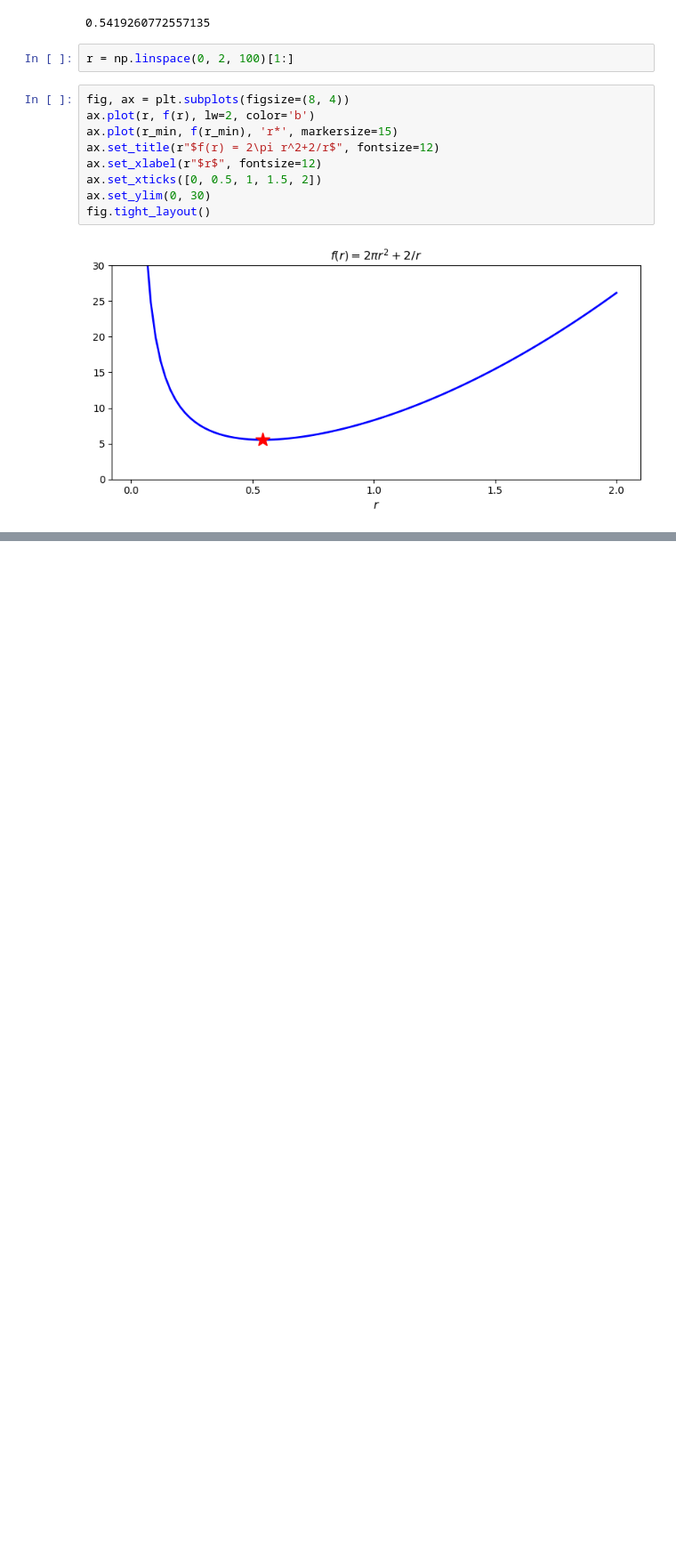
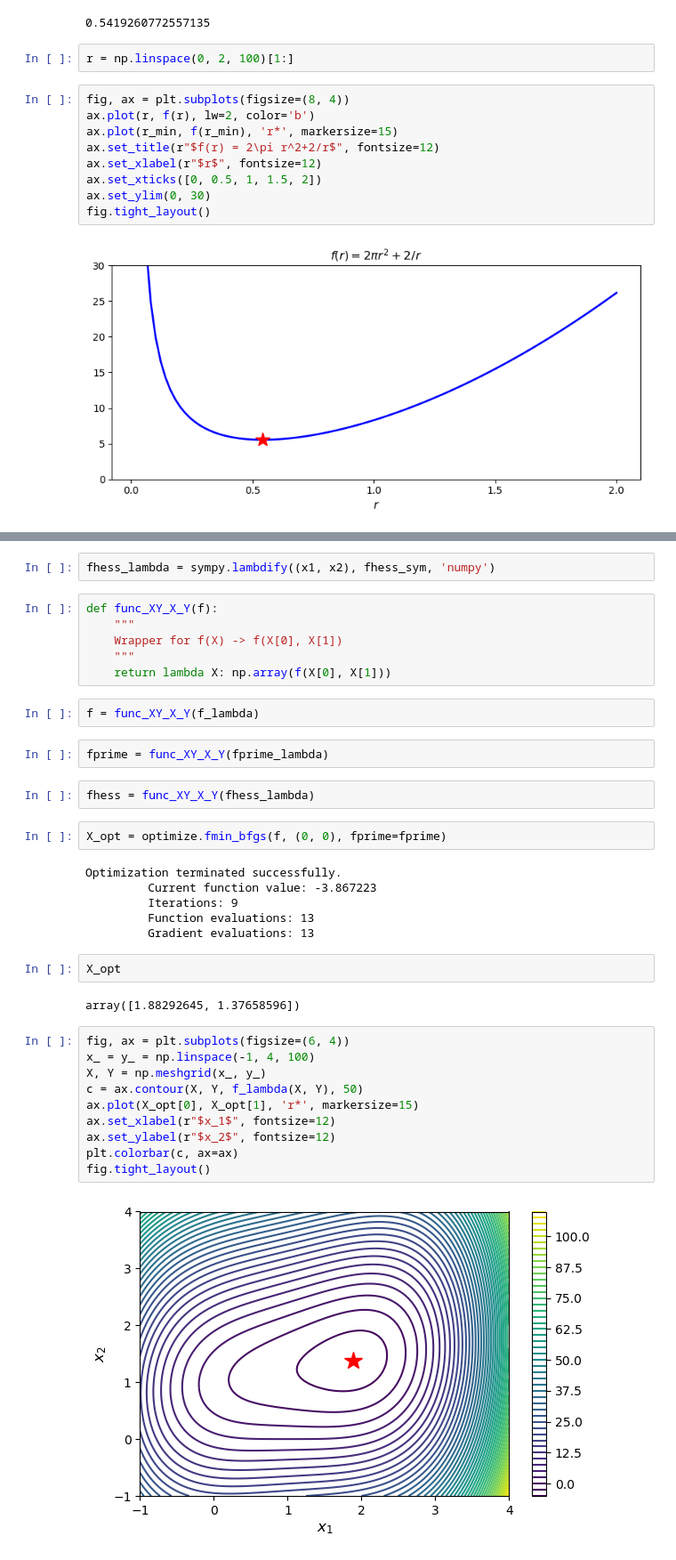
Before and after one commit to luigiselmi/numethods, a Jupyter notebook: johansson/optimization.ipynb, the cells around one changed output, grey strips where cells are left out. Shown at 89% size. Saved outputs shown, nothing was run; the diff lists cells and outputs as text; blank space fills up the shorter version.

Commit message:
unconstrained multivariate optimization

```diff
--- a/johansson/optimization.ipynb
+++ b/johansson/optimization.ipynb
@@ -75,0 +111,38 @@ fig.tight_layout()
+# %%
+fhess_lambda = sympy.lambdify((x1, x2), fhess_sym, 'numpy')
+# %%
+def func_XY_X_Y(f):
+    """
+    Wrapper for f(X) -> f(X[0], X[1])
+    """
+    return lambda X: np.array(f(X[0], X[1]))
+# %%
+f = func_XY_X_Y(f_lambda)
+# %%
+fprime = func_XY_X_Y(fprime_lambda)
+# %%
+fhess = func_XY_X_Y(fhess_lambda)
+# %%
+X_opt = optimize.fmin_bfgs(f, (0, 0), fprime=fprime)
+# %% [output]
+Optimization terminated successfully.
+         Current function value: -3.867223
+         Iterations: 9
+         Function evaluations: 13
+         Gradient evaluations: 13
+# %%
+X_opt
+# %% [output]
+array([1.88292645, 1.37658596])
+# %%
+fig, ax = plt.subplots(figsize=(6, 4))
+x_ = y_ = np.linspace(-1, 4, 100)
+X, Y = np.meshgrid(x_, y_)
+c = ax.contour(X, Y, f_lambda(X, Y), 50)
+ax.plot(X_opt[0], X_opt[1], 'r*', markersize=15)
+ax.set_xlabel(r"$x_1$", fontsize=12)
+ax.set_ylabel(r"$x_2$", fontsize=12)
+plt.colorbar(c, ax=ax)
+fig.tight_layout()
+# %% [output]
+[figure, added]
```
Also changed, not shown: parts of 6 cells of this notebook.
